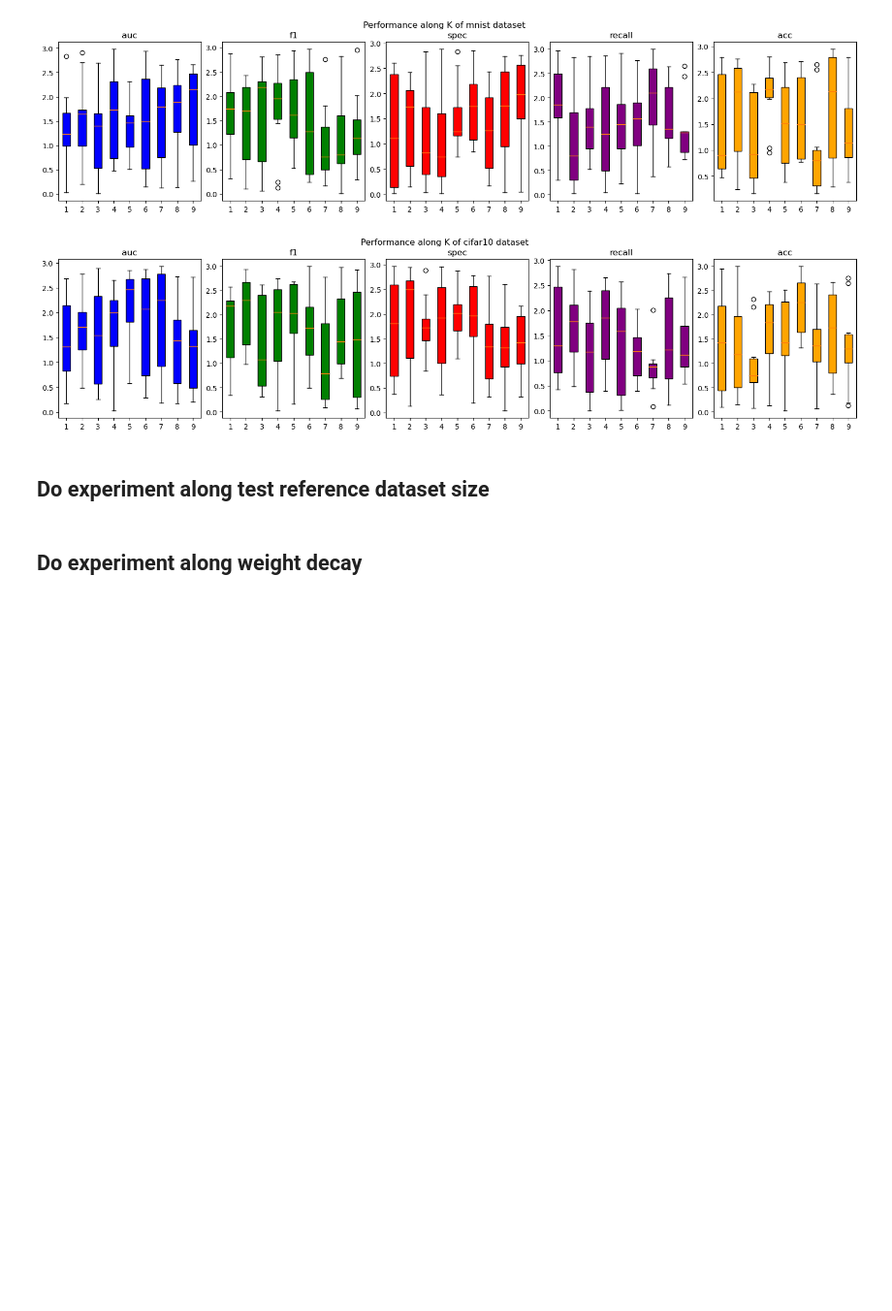
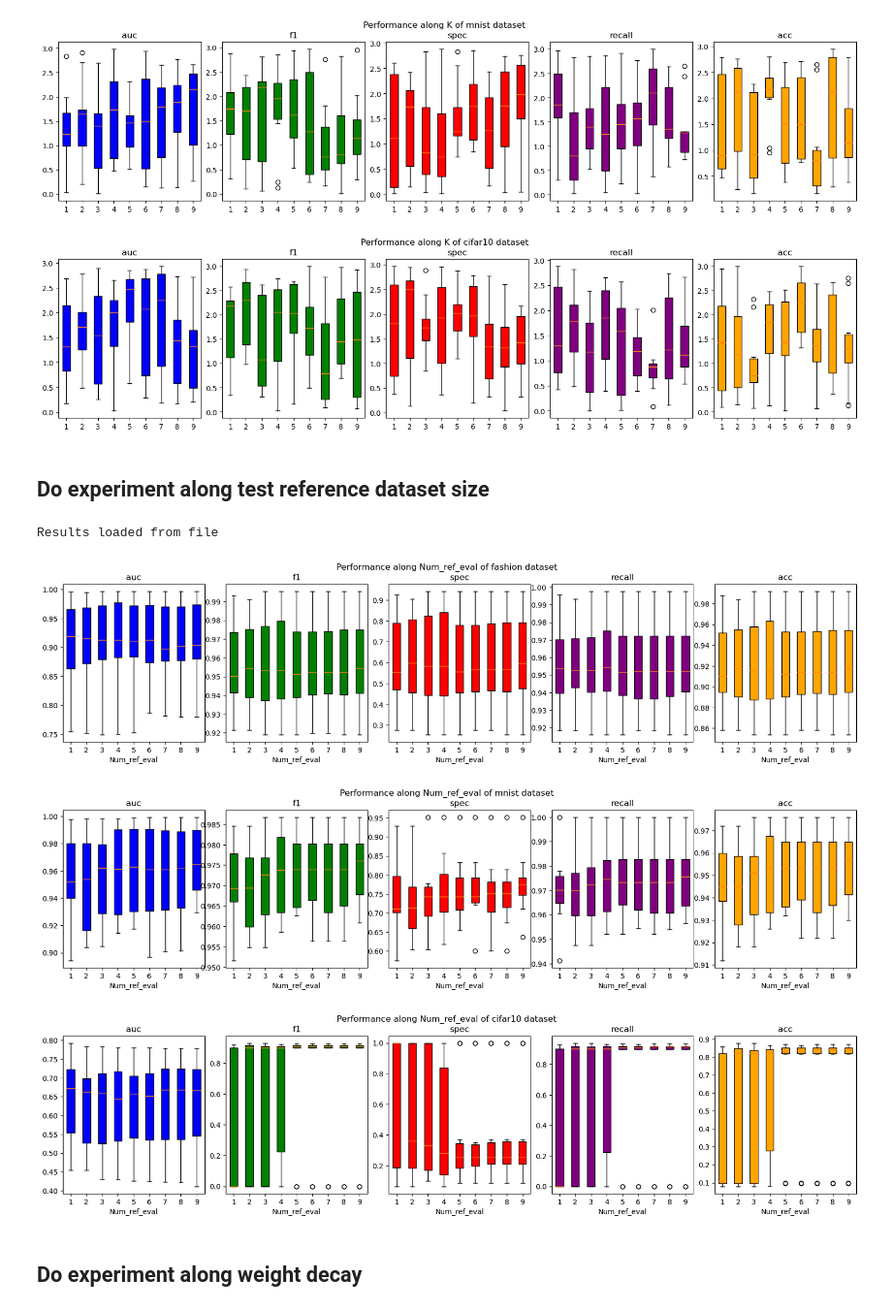
Before and after one commit to SoulMind01/FewShot-demo, a Jupyter notebook: experiment.ipynb, the cells around one changed output. Shown at 97% size. Drawn from its saved outputs; the diff is of its cells as text; code cells hidden in the pictures; blank space fills up the shorter version.

```diff
--- a/experiment.ipynb
+++ b/experiment.ipynb
@@ -183,15 +202,21 @@ Results loaded from file
 # %%
 num_ref_eval_range = np.arange(2, 11, 1)
 do_experiment(
     args=args,
     experiment_name='num_ref_eval_experiment',
     feature_name='num_ref_eval',
     feature_range=num_ref_eval_range,
     num_test_data=500,
     class_range=np.arange(0, 10, 1),
     quick_run=False,
-    test_experiment=False
+    test_experiment=False,
+    boxplot=False,
 )
+# %% [output]
+Results loaded from file
+[figure, added]
+[figure, added]
+[figure, added]
 # %% [markdown]
 ## Do experiment along weight decay
 # %%
```
Also changed, not shown: parts of 15 cells of this notebook, 6 other files.
